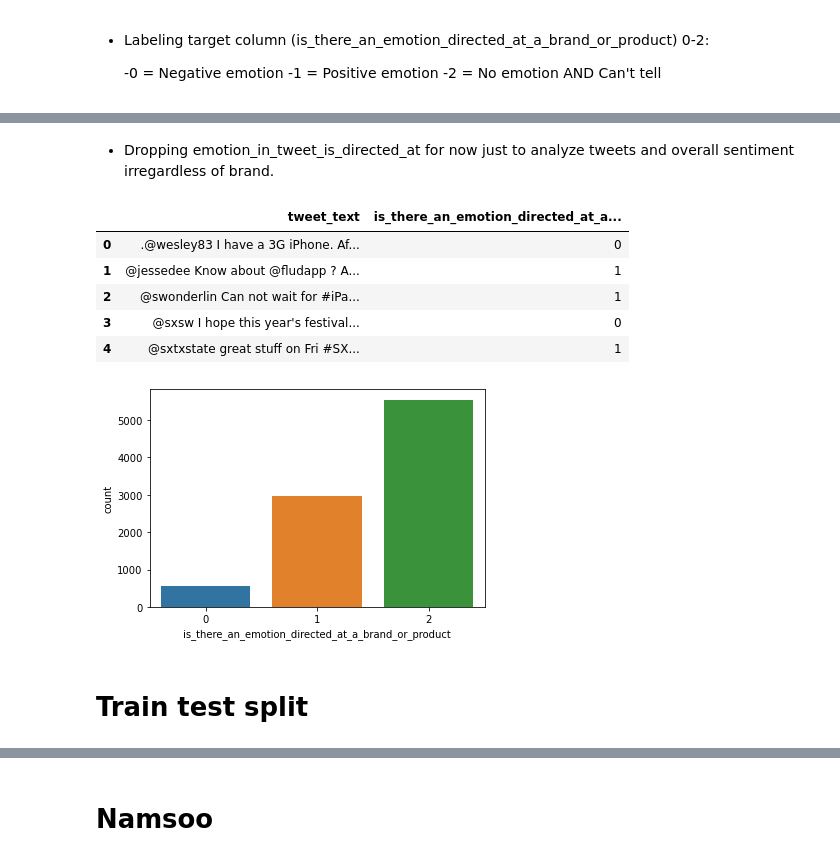
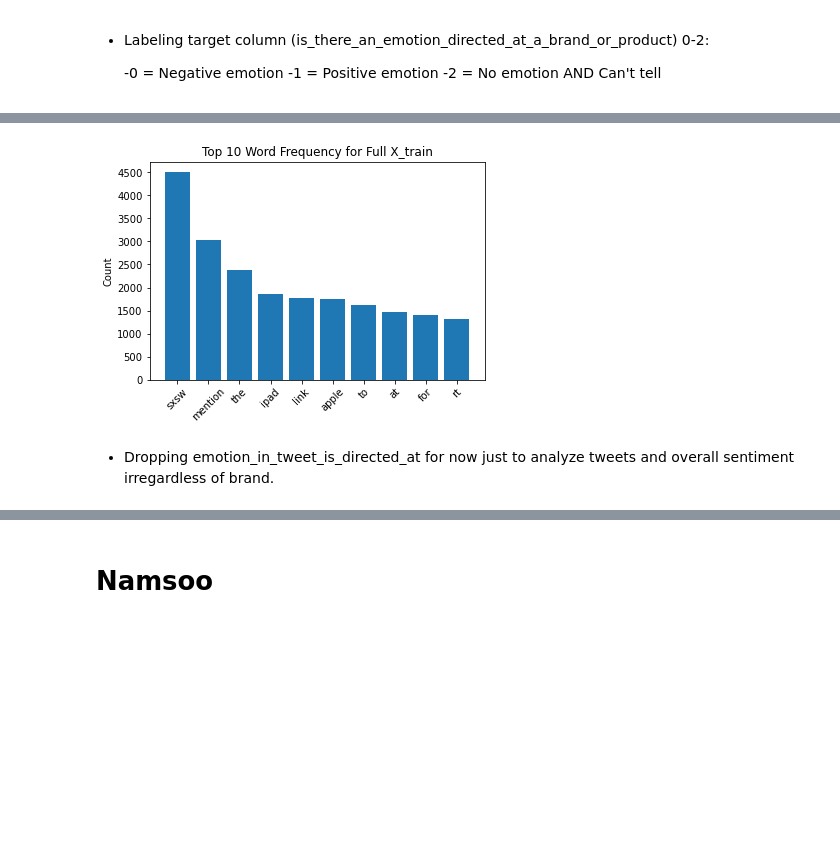
Before and after one commit to hthota1/Twitter-Sentiment-Analysis, a Jupyter notebook: Notebook.ipynb, the cells around one changed output, grey strips where cells are left out. Saved outputs shown, nothing was run; the diff lists cells and outputs as text; code cells hidden in the pictures; blank space fills up the shorter version.

```diff
--- a/Notebook.ipynb
+++ b/Notebook.ipynb
@@ -226,0 +202,6 @@ sample_tweets.style.set_properties(**{'text-align': 'left'})
+# %%
+from nltk.tokenize import RegexpTokenizer
+
+basic_token_pattern = r"(?u)\b\w\w+\b"
+
+tokenizer = RegexpTokenizer(basic_token_pattern)
@@ -250,2 +244,26 @@ df.head()
+# %%
+from nltk import FreqDist
+
+train_freq_dist = FreqDist(X_train["text_tokenized"].explode())
+# %%
+from matplotlib.ticker import MaxNLocator
+
+def visualize_top_10(freq_dist, title):
+
+    top_10 = list(zip(*freq_dist.most_common(10)))
+    tokens = top_10[0]
+    counts = top_10[1]
+
+    fig, ax = plt.subplots()
+    ax.bar(tokens, counts)
+
+    ax.set_title(title)
+    ax.set_ylabel("Count")
+    ax.yaxis.set_major_locator(MaxNLocator(integer=True))
+    ax.tick_params(axis="x", rotation=45)
+# %%
+visualize_top_10(train_freq_dist, "Top 10 Word Frequency for Full X_train")
+# %% [output]
+[figure, added]
 # %% [markdown]
  - Dropping emotion_in_tweet_is_directed_at for now just to analyze tweets and overall sentiment irregardless of brand.
@@ -254,15 +269,0 @@ df.drop(columns=['emotion_in_tweet_is_directed_at'], inplace=True)
-# %%
-df.head()
-# %% [output]
-|  | tweet_text | is_there_an_emotion_directed_at_a... |
-| 0 | .@wesley83 I have a 3G iPhone. Af... | 0 |
-| 1 | @jessedee Know about @fludapp ? A... | 1 |
-| 2 | @swonderlin Can not wait for #iPa... | 1 |
-| 3 | @sxsw I hope this year's festival... | 0 |
-| 4 | @sxtxstate great stuff on Fri #SX... | 1 |
-# %%
-sns.countplot(df.is_there_an_emotion_directed_at_a_brand_or_product);
-# %% [output]
-[figure, removed]
-# %% [markdown]
-# Train test split
```
Also changed, not shown: parts of 32 cells of this notebook.
